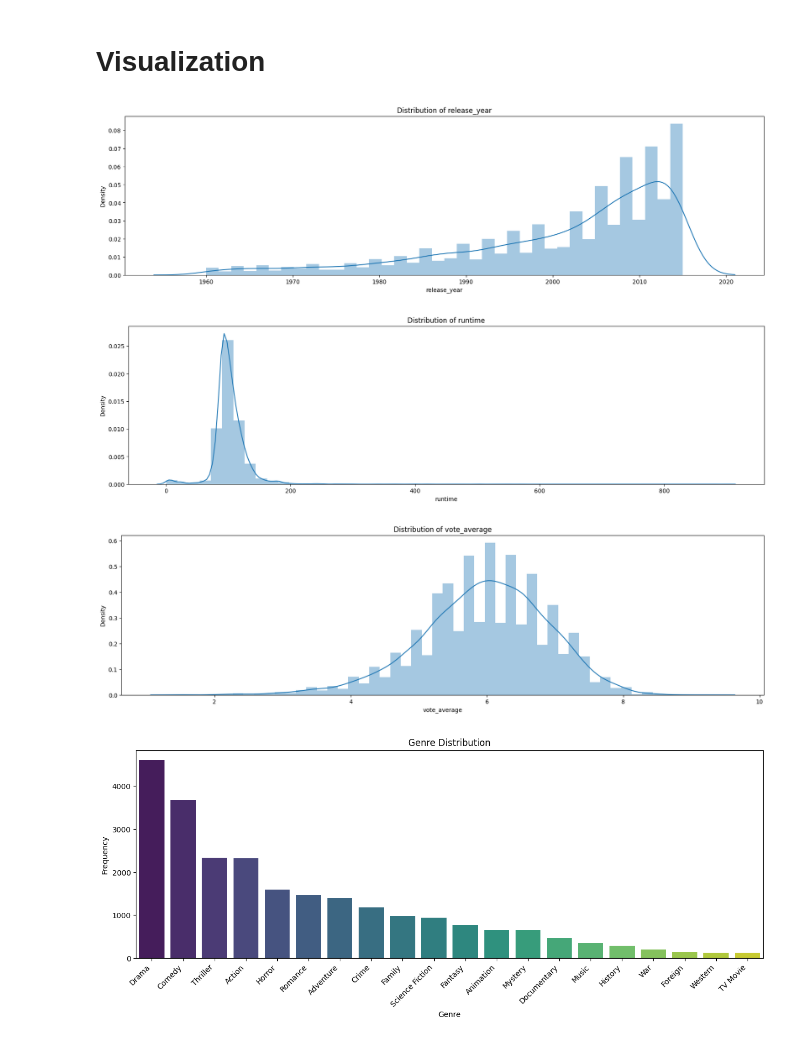
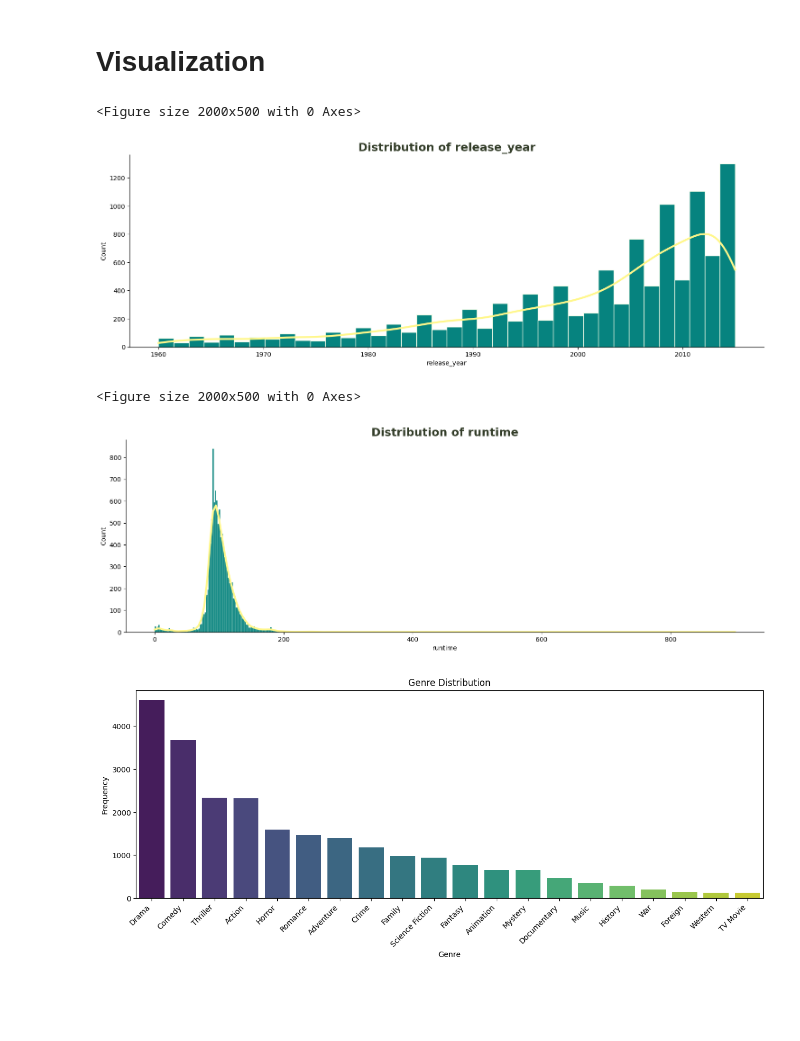
Before and after one commit to arzumerturkk/Movie-Recommendation-System, a Jupyter notebook: main.ipynb, the cells around one changed output. Saved outputs shown, nothing was run; the diff lists cells and outputs as text; code cells hidden in the pictures; blank space fills up the shorter version.

Commit message:
updated visualization

```diff
--- a/main.ipynb
+++ b/main.ipynb
@@ -64,7 +65,7 @@ Data columns (total 21 columns):
 dtypes: float64(4), int64(6), object(11)
 memory usage: 1.7+ MB
 # %%
-df.drop(['imdb_id', 'homepage', 'tagline', 'keywords','production_companies' ,'budget_adj', 'revenue_adj'], axis = 1, inplace=True)
+df.drop(['imdb_id', 'homepage', 'tagline', 'keywords','budget_adj','production_companies', 'revenue_adj'], axis = 1, inplace=True)
 # %%
 # Finding Missing values in all columns
 miss = pd.DataFrame(df.isnull().sum())
@@ -154,17 +155,17 @@ df.describe().style.background_gradient(cmap="Blues")
 # %% [markdown]
 # Visualization
 # %%
-def plot_distribution(data, column, figsize=(20, 5)):
+def plot_distribution(data, column, figsize=(20, 5), kde=True):
     plt.figure(figsize=figsize)
-    sns.distplot(data[column])
-    plt.title(f'Distribution of {column}')
+    sns.displot(data=data, x=column, kde=kde, color='#FFF78A' , facecolor= '#06837f', edgecolor='#F3FDE8', line_kws={'lw': 3}, aspect=3)
+    plt.title(f'Distribution of {column}', fontsize=18, weight=600, color='#333d29')
     plt.show()
 
 plot_distribution(df, 'release_year')
 plot_distribution(df, 'runtime')
-plot_distribution(df, 'vote_average')
 # %% [output]
+<Figure size 2000x500 with 0 Axes>
-[figure, old version]
+[figure, new version]
+<Figure size 2000x500 with 0 Axes>
-[figure, old version]
+[figure, new version]
-[figure, removed]
 # %%
```
Also changed, not shown: parts of 14 cells of this notebook.
